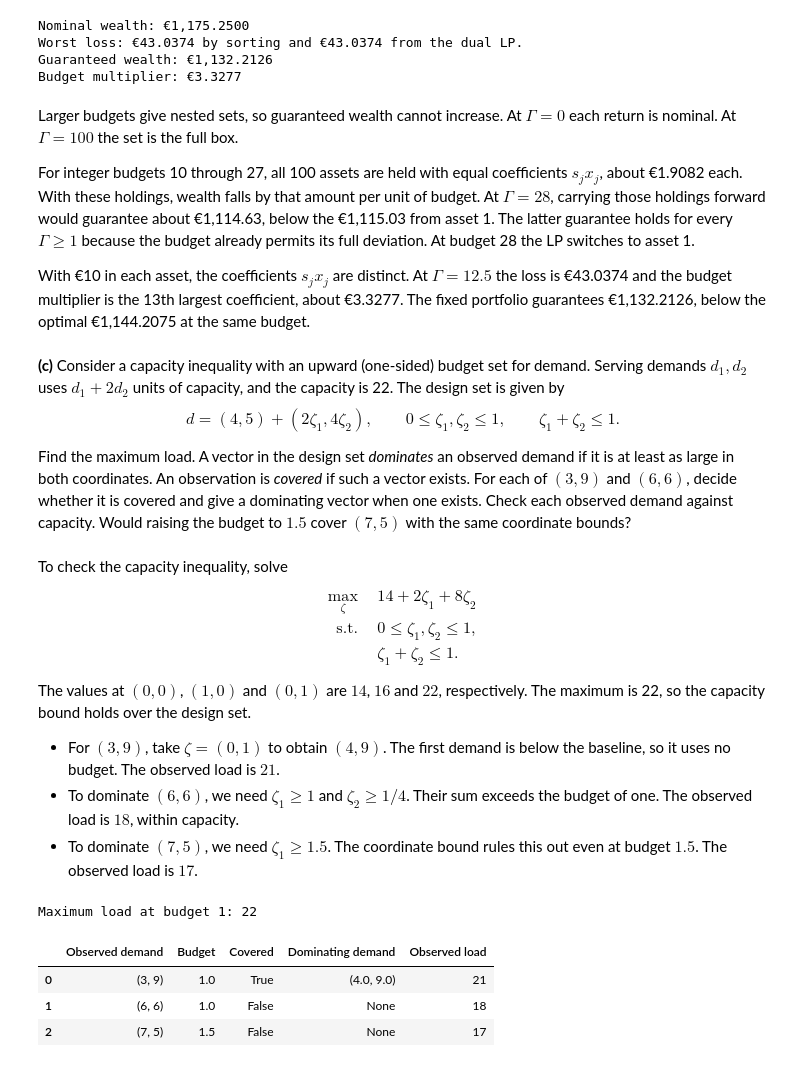
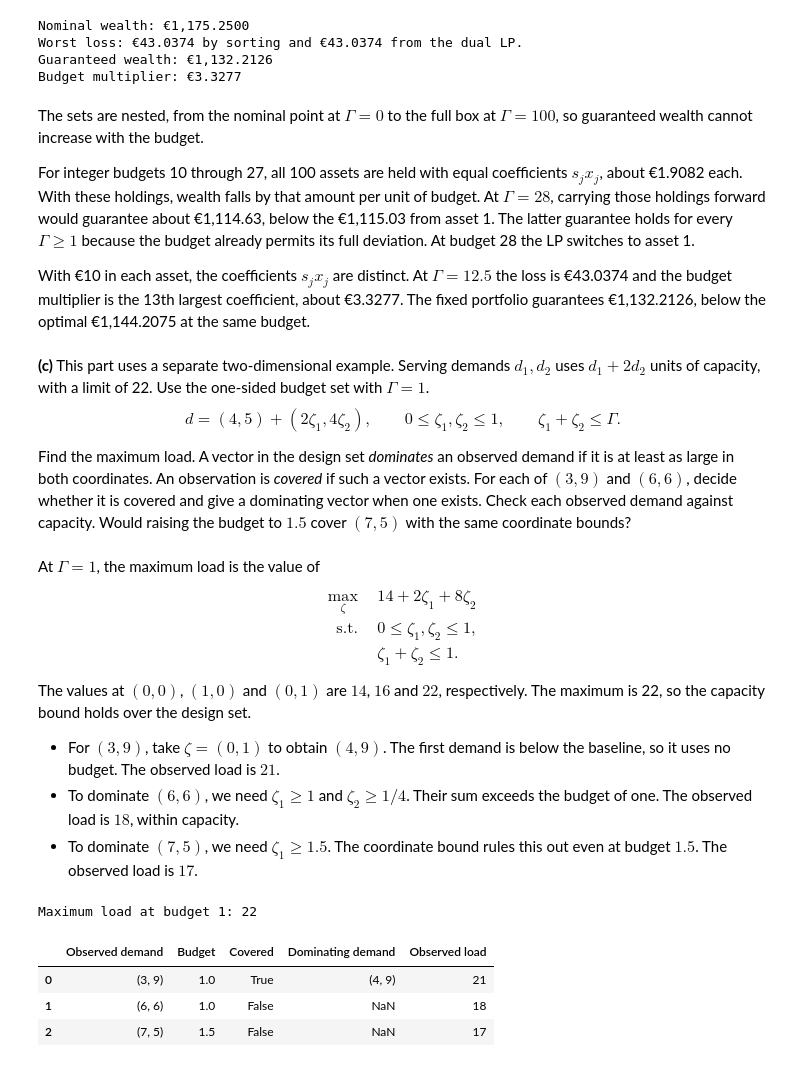
Before and after one commit to alessandrozocca/MO2026, a Jupyter notebook: labs/Computer exercises week 5 - Solutions.ipynb, the cells around one changed output. Saved outputs shown, nothing was run; the diff lists cells and outputs as text; code cells hidden in the pictures.

```diff
--- a/labs/Computer exercises week 5 - Solutions.ipynb
+++ b/labs/Computer exercises week 5 - Solutions.ipynb
@@ -814,8 +820,8 @@ Worst loss: €43.0374 by sorting and €43.0374 from the dual LP.
 Guaranteed wealth: €1,132.2126
 Budget multiplier: €3.3277
 # %% [markdown]
-Larger budgets give nested sets, so guaranteed wealth cannot increase.
-At $\Gamma=0$ each return is nominal. At $\Gamma=100$ the set is the full box.
+The sets are nested, from the nominal point at $\Gamma=0$ to the full box
+at $\Gamma=100$, so guaranteed wealth cannot increase with the budget.
 
 For integer budgets 10 through 27, all 100 assets are held with equal
 coefficients $s_jx_j$, about €1.9082 each. With these holdings, wealth falls
@@ -829,12 +835,12 @@ $\Gamma=12.5$ the loss is €43.0374 and the budget multiplier is the 13th
 largest coefficient, about €3.3277. The fixed portfolio guarantees
 €1,132.2126, below the optimal €1,144.2075 at the same budget.
 # %% [markdown]
-**(c)** Consider a capacity inequality with an upward (one-sided) budget
-set for demand. Serving demands $d_1,d_2$ uses $d_1+2d_2$ units of capacity,
-and the capacity is 22. The design set is given by
+**(c)** This part uses a separate two-dimensional example. Serving demands
+$d_1,d_2$ uses $d_1+2d_2$ units of capacity, with a limit of 22. Use the
+one-sided budget set with $\Gamma=1$.
 $$
 d=(4,5)+(2\zeta_1,4\zeta_2),\qquad
-0\le\zeta_1,\zeta_2\le1,\qquad \zeta_1+\zeta_2\le1.
+0\le\zeta_1,\zeta_2\le1,\qquad \zeta_1+\zeta_2\le\Gamma.
 $$
 
 Find the maximum load. A vector in the design set *dominates* an observed
@@ -844,7 +850,7 @@ whether it is covered and give a dominating vector when one exists. Check
 each observed demand against capacity. Would raising the budget to $1.5$
 cover $(7,5)$ with the same coordinate bounds?
 # %% [markdown]
-To check the capacity inequality, solve
+At $\Gamma=1$, the maximum load is the value of
 $$
 \begin{aligned}
     \max_{\zeta}\quad &14+2\zeta_1+8\zeta_2\\
@@ -865,36 +871,40 @@ the design set.
 # %%
 coverage_baseline = np.array([4, 5])
 coverage_widths = np.array([2, 4])
 load_weights = np.array([1, 2])
 
 vertices = np.array([[0, 0], [1, 0], [0, 1]])
 coverage_max_load = ((coverage_baseline + coverage_widths * vertices) @ load_weights).max()
 print(f"Maximum load at budget 1: {coverage_max_load:g}")
 
 observed_demands = np.array([[3, 9], [6, 6], [7, 5]])
 coverage_budgets = np.array([1, 1, 1.5])
 coverage_perturbations = np.maximum(0, (observed_demands - coverage_baseline) / coverage_widths)
 is_covered = ((coverage_perturbations <= 1).all(axis=1)
               & (coverage_perturbations.sum(axis=1) <= coverage_budgets))
 coverage_witnesses = [
     tuple((coverage_baseline + coverage_widths * zeta).tolist()) if covered else None
     for zeta, covered in zip(coverage_perturbations, is_covered)
 ]
 coverage_loads = observed_demands @ load_weights
+witness_labels = [
+    f"({witness[0]:g}, {witness[1]:g})" if witness is not None else None
+    for witness in coverage_witnesses
+]
 
 display(pd.DataFrame({
     "Observed demand": [tuple(d.tolist()) for d in observed_demands],
     "Budget": coverage_budgets,
     "Covered": is_covered,
-    "Dominating demand": coverage_witnesses,
+    "Dominating demand": witness_labels,
     "Observed load": coverage_loads,
 }))
 # %% [output]
 Maximum load at budget 1: 22
 |  | Observed demand | Budget | Covered | Dominating demand | Observed load |
-| 0 | (3, 9) | 1.0 | True | (4.0, 9.0) | 21 |
-| 1 | (6, 6) | 1.0 | False | None | 18 |
-| 2 | (7, 5) | 1.5 | False | None | 17 |
+| 0 | (3, 9) | 1.0 | True | (4, 9) | 21 |
+| 1 | (6, 6) | 1.0 | False | NaN | 18 |
+| 2 | (7, 5) | 1.5 | False | NaN | 17 |
 # %% [markdown]
 ## Exercise 4: airline seat allocation with polyhedral uncertainty
 
```
Also changed, not shown: parts of 11 cells of this notebook, 1 other file.
